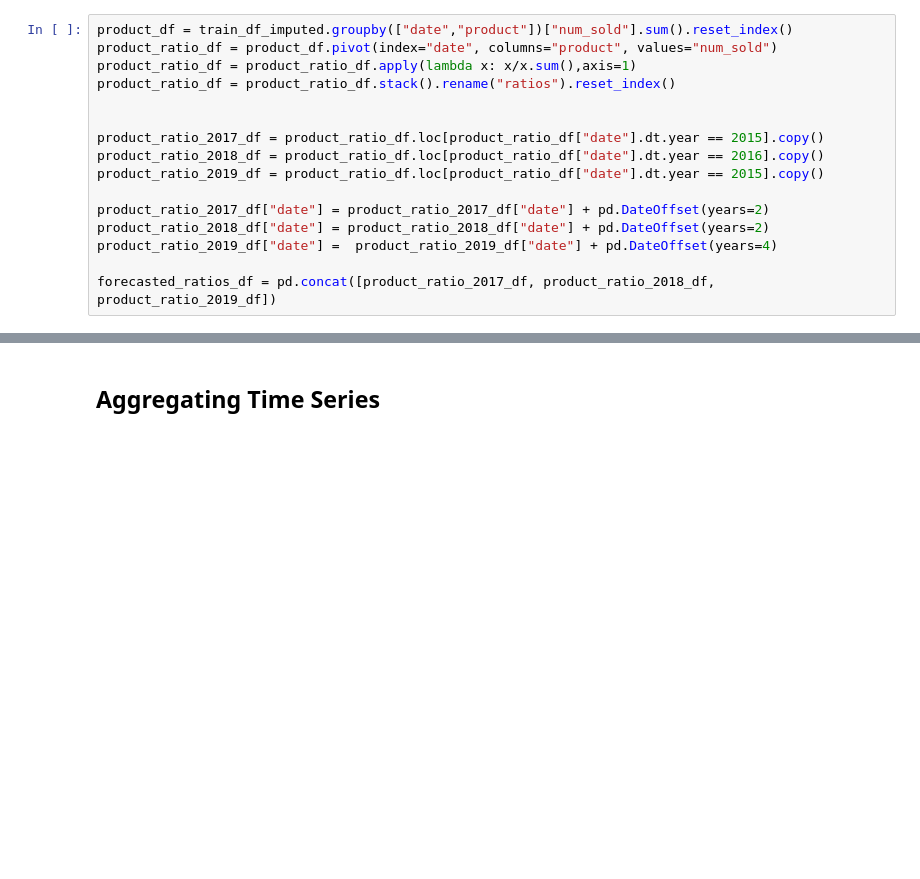
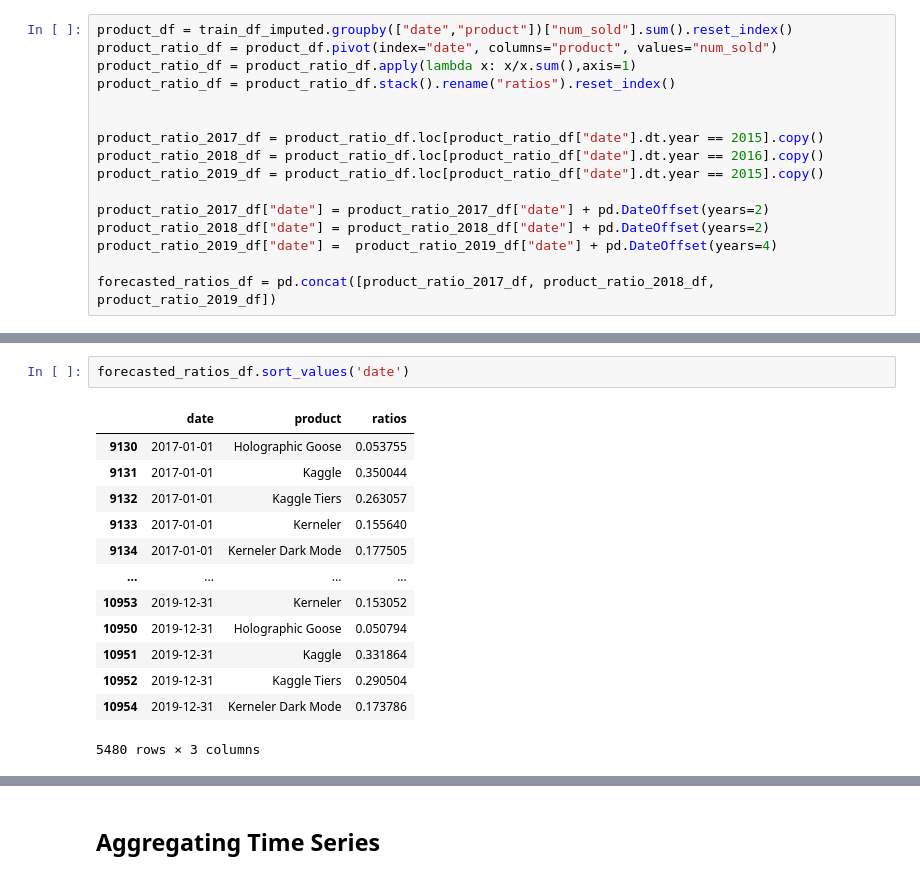
Before and after one commit to fyenne/kaggle_toolbox, a Jupyter notebook: pgs51/s5e1-previous-years-baseline-no-model.ipynb, the cells around one changed output, grey strips where cells are left out. Saved outputs shown, nothing was run; the diff lists cells and outputs as text; blank space fills up the shorter version.

```diff
--- a/pgs51/s5e1-previous-years-baseline-no-model.ipynb
+++ b/pgs51/s5e1-previous-years-baseline-no-model.ipynb
@@ -352,0 +389,16 @@ forecasted_ratios_df = pd.concat([product_ratio_2017_df, product_ratio_2018_df,
+# %%
+forecasted_ratios_df.sort_values('date')
+# %% [output]
+|  | date | product | ratios |
+| 9130 | 2017-01-01 | Holographic Goose | 0.053755 |
+| 9131 | 2017-01-01 | Kaggle | 0.350044 |
+| 9132 | 2017-01-01 | Kaggle Tiers | 0.263057 |
+| 9133 | 2017-01-01 | Kerneler | 0.155640 |
+| 9134 | 2017-01-01 | Kerneler Dark Mode | 0.177505 |
+| ... | ... | ... | ... |
+| 10953 | 2019-12-31 | Kerneler | 0.153052 |
+| 10950 | 2019-12-31 | Holographic Goose | 0.050794 |
+| 10951 | 2019-12-31 | Kaggle | 0.331864 |
+| 10952 | 2019-12-31 | Kaggle Tiers | 0.290504 |
+| 10954 | 2019-12-31 | Kerneler Dark Mode | 0.173786 |
+5480 rows × 3 columns
```
Also changed, not shown: parts of 30 cells of this notebook, 1 other file.
